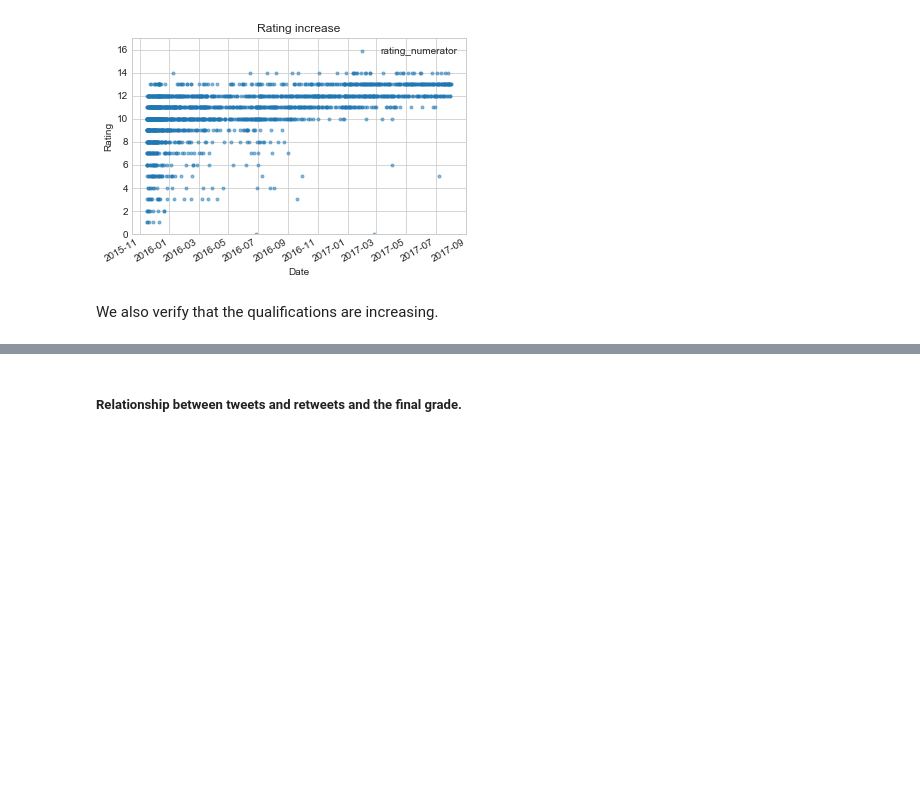
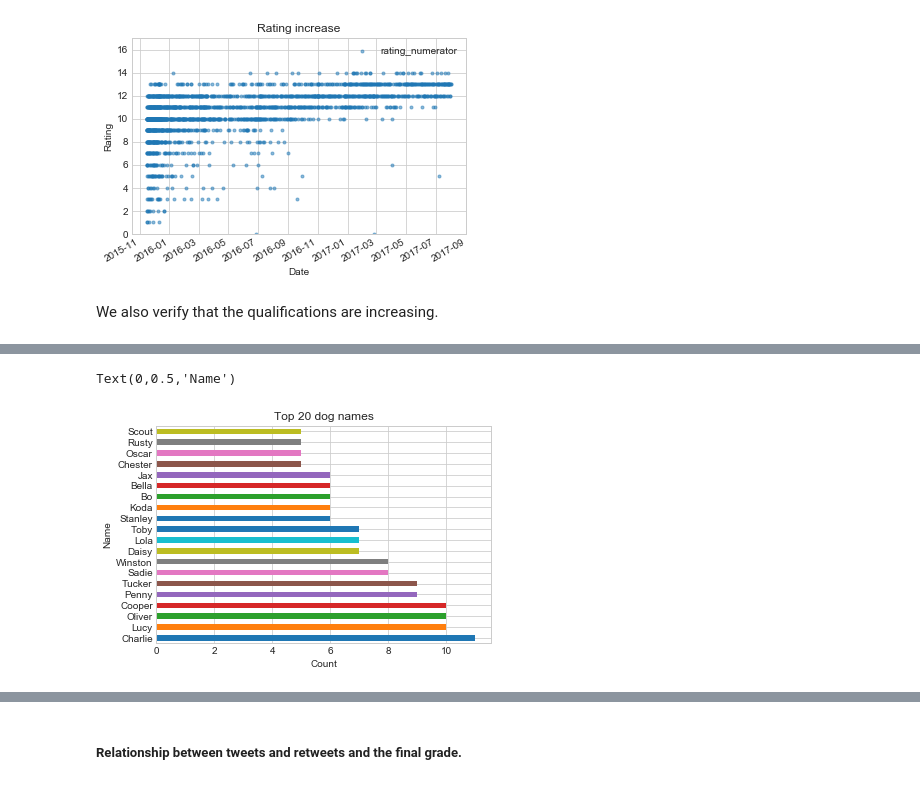
Before and after one commit to apozuelog/Wrangle-and-Analyze-Data, a Jupyter notebook: wrangle_act.ipynb, the cells around one changed output, grey strips where cells are left out. Saved outputs shown, nothing was run; the diff lists cells and outputs as text; code cells hidden in the pictures; blank space fills up the shorter version.

```diff
--- a/wrangle_act.ipynb
+++ b/wrangle_act.ipynb
@@ -536,0 +738,5 @@ We also verify that the qualifications are increasing.
+# %%
+# Top 20 dog names
+top20_names = df.where(df.name != 'None')
+top20_names = top20_names['name'].value_counts().head(20)
+top20_names
@@ -536,0 +761,8 @@ We also verify that the qualifications are increasing.
+# %%
+top20_names.plot(kind = 'barh')
+plt.title('Top 20 dog names')
+plt.xlabel('Count')
+plt.ylabel('Name')
+# %% [output]
+Text(0,0.5,'Name')
+[figure, added]
```
Also changed, not shown: parts of 41 cells of this notebook, 2 other files.
